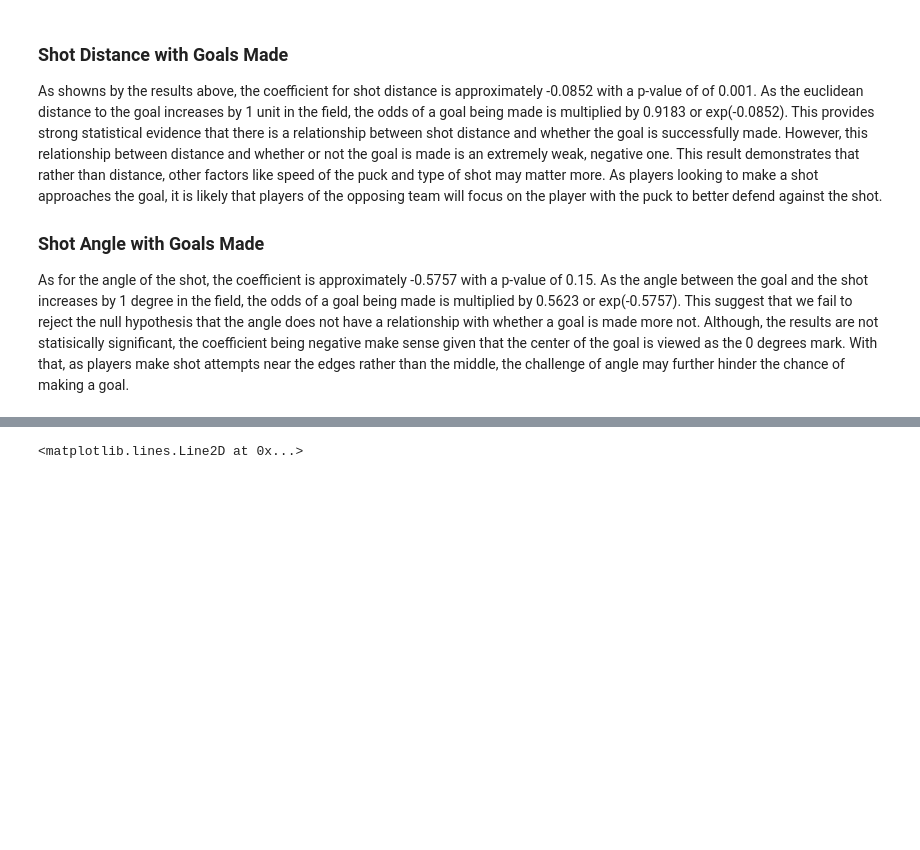
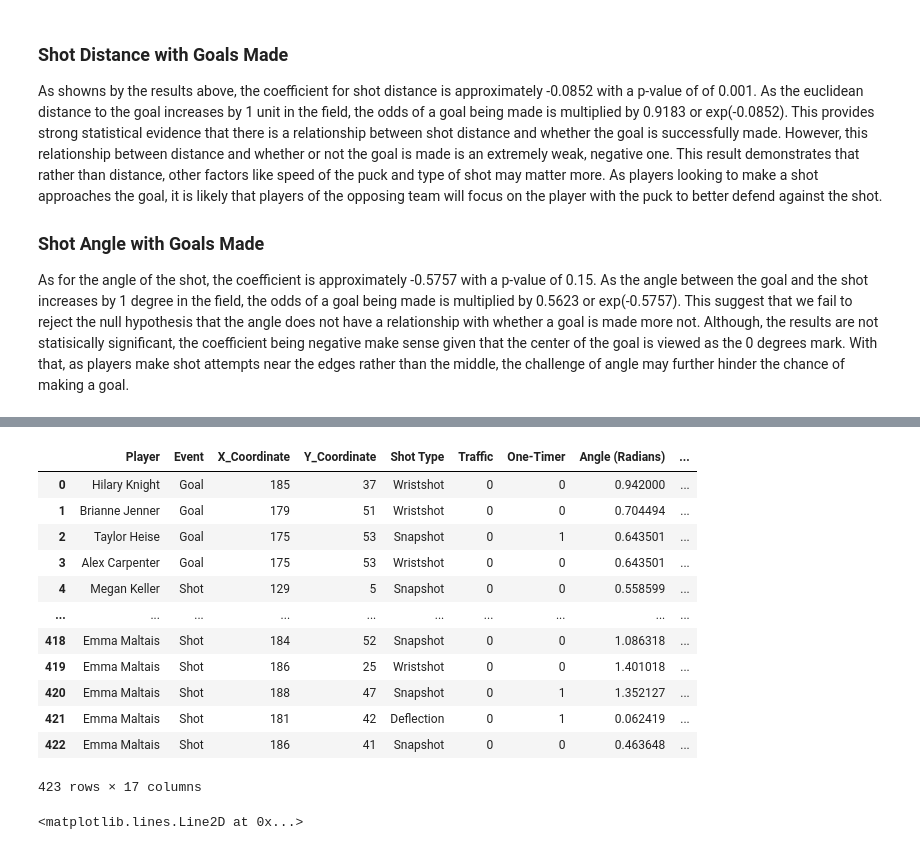
Before and after one commit to yzhao2433/big_red_cup24, a Jupyter notebook: Ying - Exploratory Analysis.ipynb, the cells around one changed output, grey strips where cells are left out. Cells and saved outputs as stored; diff of their text form; code cells hidden in the pictures; blank space fills up the shorter version.

```diff
--- a/Ying - Exploratory Analysis.ipynb
+++ b/Ying - Exploratory Analysis.ipynb
@@ -249,0 +284,16 @@ This suggest that we fail to reject the null hypothesis that the angle does not
+# %%
+analysis_df
+# %% [output]
+|  | Player | Event | X_Coordinate | Y_Coordinate | Shot Type | Traffic | One-Timer | Angle (Radians) | ... |
+| 0 | Hilary Knight | Goal | 185 | 37 | Wristshot | 0 | 0 | 0.942000 | ... |
+| 1 | Brianne Jenner | Goal | 179 | 51 | Wristshot | 0 | 0 | 0.704494 | ... |
+| 2 | Taylor Heise | Goal | 175 | 53 | Snapshot | 0 | 1 | 0.643501 | ... |
+| 3 | Alex Carpenter | Goal | 175 | 53 | Wristshot | 0 | 0 | 0.643501 | ... |
+| 4 | Megan Keller | Shot | 129 | 5 | Snapshot | 0 | 0 | 0.558599 | ... |
+| ... | ... | ... | ... | ... | ... | ... | ... | ... | ... |
+| 418 | Emma Maltais | Shot | 184 | 52 | Snapshot | 0 | 0 | 1.086318 | ... |
+| 419 | Emma Maltais | Shot | 186 | 25 | Wristshot | 0 | 0 | 1.401018 | ... |
+| 420 | Emma Maltais | Shot | 188 | 47 | Snapshot | 0 | 1 | 1.352127 | ... |
+| 421 | Emma Maltais | Shot | 181 | 42 | Deflection | 0 | 1 | 0.062419 | ... |
+| 422 | Emma Maltais | Shot | 186 | 41 | Snapshot | 0 | 0 | 0.463648 | ... |
+423 rows × 17 columns
```
Also changed, not shown: parts of 11 cells of this notebook.
